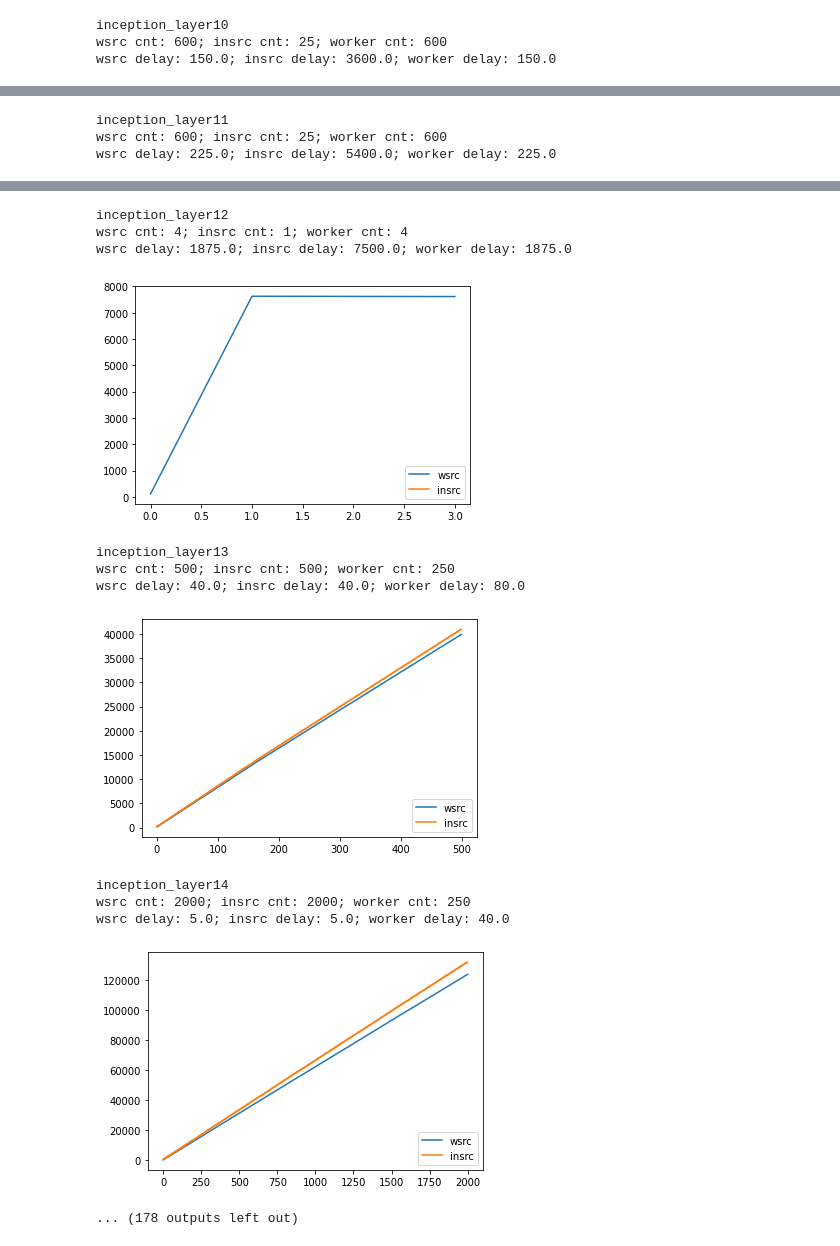
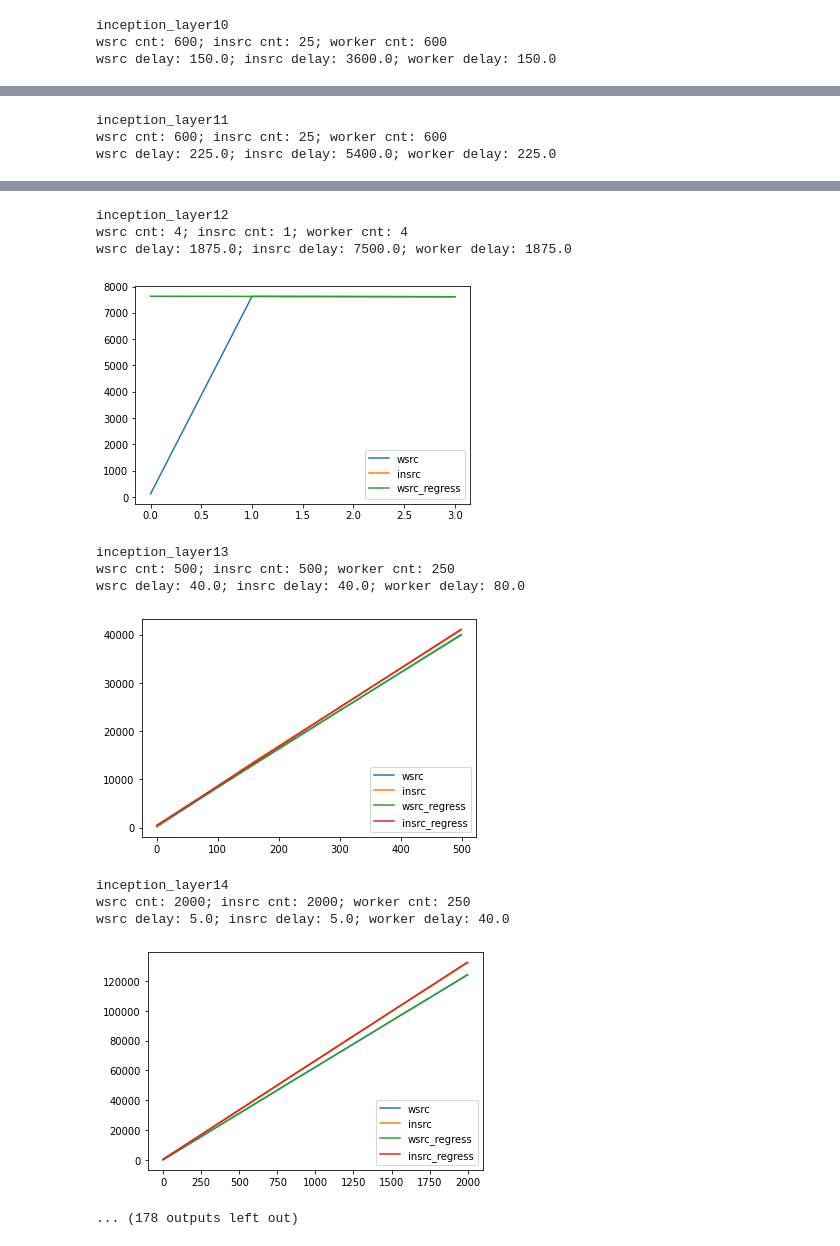
Before and after one commit to SuperVan-Young/gnn4noc, a Jupyter notebook: dataset/scripts/tile_latency.ipynb, the cells around one changed output, grey strips where cells are left out. Cells and saved outputs as stored; diff of their text form; code cells hidden in the pictures.

```diff
--- a/dataset/scripts/tile_latency.ipynb
+++ b/dataset/scripts/tile_latency.ipynb
@@ -143,8 +145,22 @@ for root, dirs, files in os.walk(sim_result_root):
 
     for layer in sorted(trace_analyzer.get_layers()):
         w_latency, in_latency = get_real_tile_latency(trace_analyzer, layer, 0)
-        plt.plot(w_latency.keys(), w_latency.values(), label="wsrc")
-        plt.plot(in_latency.keys(), in_latency.values(), label="insrc")
+        w_x = np.array(list(w_latency.keys()))
+        w_y = np.array(list(w_latency.values()))
+        in_x = np.array(list(in_latency.keys()))
+        in_y = np.array(list(in_latency.values()))
+
+        plt.plot(w_x, w_y, label="wsrc")
+        plt.plot(in_x, in_y, label="insrc")
+
+        # this is still not very good when cnt is small
+        # For these unusual cases, it's better to manually adjust
+        if len(w_x) > 1:
+            w_lin = stats.linregress(w_x[1:], w_y[1:])
+            plt.plot(w_x, w_x * w_lin.slope + w_lin.intercept, label="wsrc_regress")
+        if len(in_x) > 1:
+            in_lin = stats.linregress(in_x[1:], in_y[1:])
+            plt.plot(in_x, in_x * in_lin.slope + in_lin.intercept, label="insrc_regress")
 
         delay = get_delay(trace_analyzer, layer, 0)
         cnt = get_cnt(trace_analyzer, layer, 0)
@@ -176,15 +192,15 @@ wsrc delay: 225.0; insrc delay: 5400.0; worker delay: 225.0
 inception_layer12
 wsrc cnt: 4; insrc cnt: 1; worker cnt: 4
 wsrc delay: 1875.0; insrc delay: 7500.0; worker delay: 1875.0
-[figure, old version]
+[figure, new version]
 inception_layer13
 wsrc cnt: 500; insrc cnt: 500; worker cnt: 250
 wsrc delay: 40.0; insrc delay: 40.0; worker delay: 80.0
-[figure, old version]
+[figure, new version]
 inception_layer14
 wsrc cnt: 2000; insrc cnt: 2000; worker cnt: 250
 wsrc delay: 5.0; insrc delay: 5.0; worker delay: 40.0
-[figure, old version]
+[figure, new version]
 ... (178 outputs left out)
 # %%
 for root, dirs, files in os.walk(sim_result_root):
```
Also changed, not shown: parts of 2 cells of this notebook, 1 other file.
